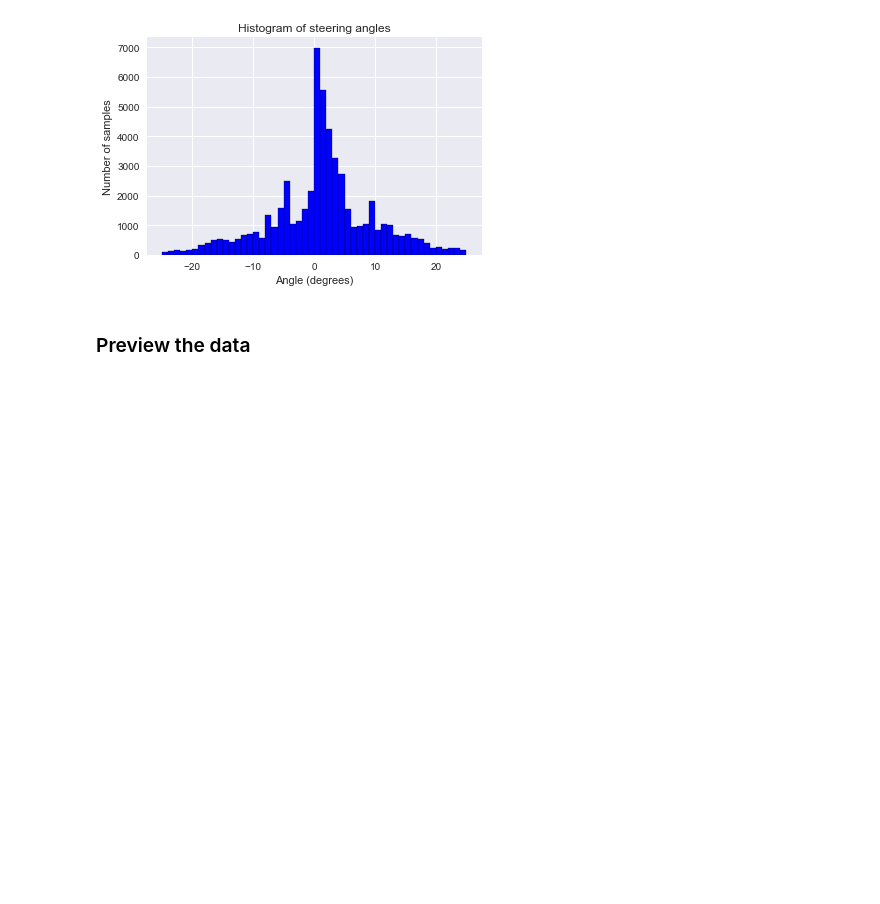
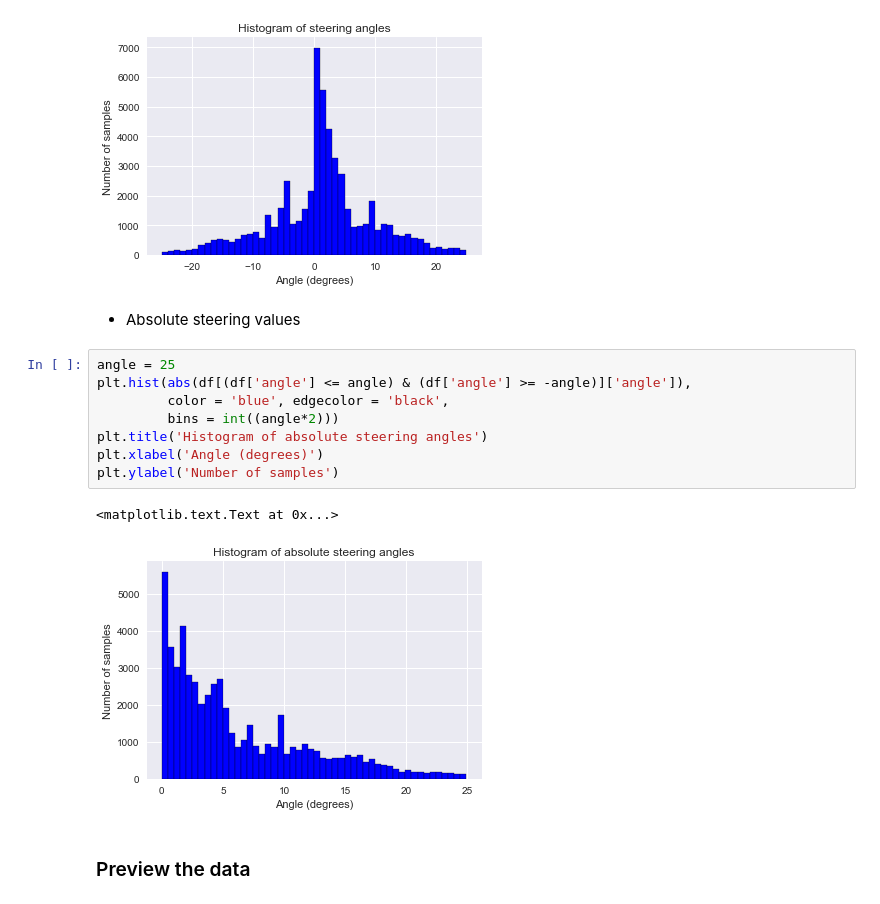
Before and after one commit to markstrefford/1.-Learning-Python-AI-by-Example, a Jupyter notebook: 4. Predicting the steering angle of a car/Source/notebooks/explore_dataset.ipynb, the cells around one changed output. Saved outputs shown, nothing was run; the diff lists cells and outputs as text; blank space fills up the shorter version.

```diff
--- a/4. Predicting the steering angle of a car/Source/notebooks/explore_dataset.ipynb
+++ b/4. Predicting the steering angle of a car/Source/notebooks/explore_dataset.ipynb
@@ -85,6 +91,19 @@ plt.ylabel('Number of samples')
 # %% [output]
 <matplotlib.text.Text at 0x...>
 [figure]
+# %% [markdown]
+* Absolute steering values
+# %%
+angle = 25
+plt.hist(abs(df[(df['angle'] <= angle) & (df['angle'] >= -angle)]['angle']),
+         color = 'blue', edgecolor = 'black',
+         bins = int((angle*2)))
+plt.title('Histogram of absolute steering angles')
+plt.xlabel('Angle (degrees)')
+plt.ylabel('Number of samples')
+# %% [output]
+<matplotlib.text.Text at 0x...>
+[figure, added]
 # %% [markdown]
 ### Preview the data
 # %%
```
Also changed, not shown: parts of 2 cells of this notebook, 1 other file.
